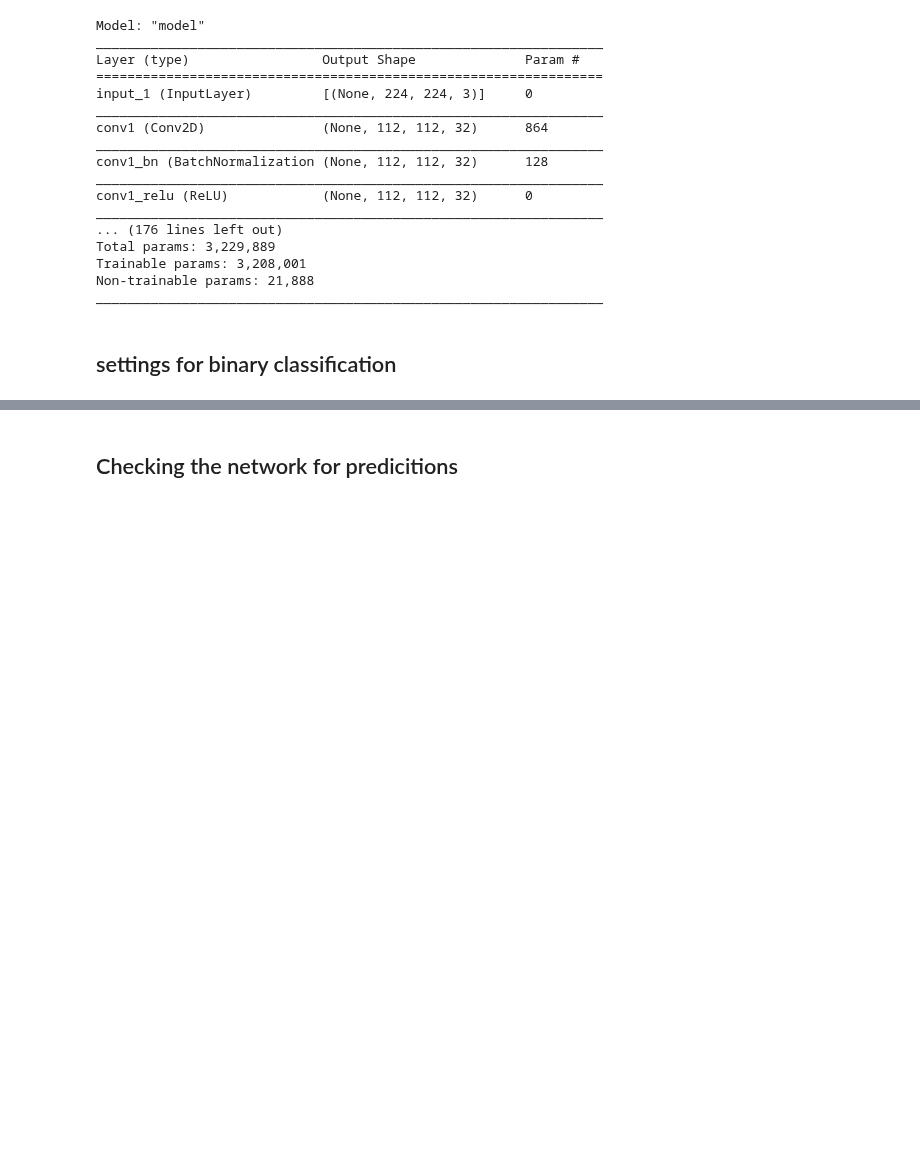
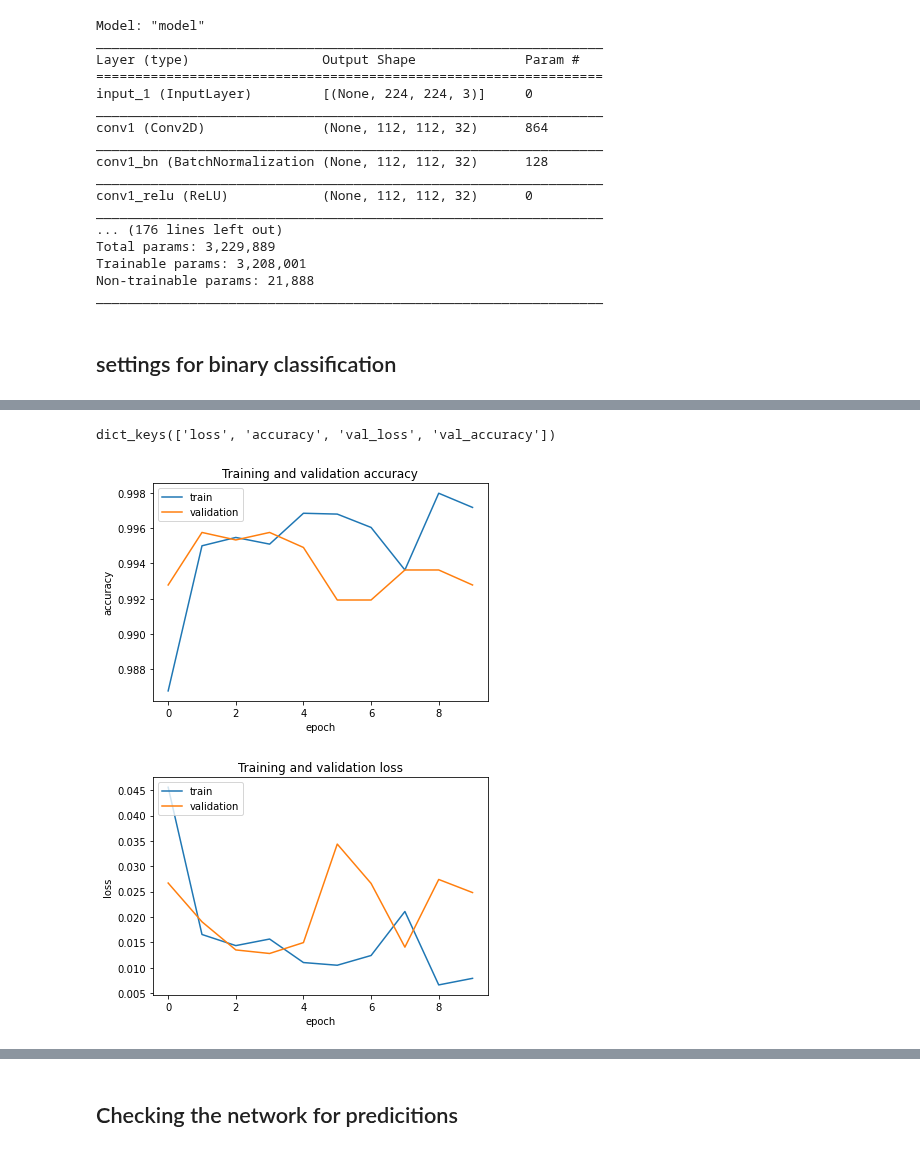
Before and after one commit to JunzheGan/Dissertation, a Jupyter notebook: Drowsiness/eye_model.ipynb, the cells around one changed output, grey strips where cells are left out. Saved outputs shown, nothing was run; the diff lists cells and outputs as text; code cells hidden in the pictures; blank space fills up the shorter version.

```diff
--- a/Drowsiness/eye_model.ipynb
+++ b/Drowsiness/eye_model.ipynb
@@ -166,5 +166,5 @@ _________________________________________________________________
 # %%
 new_model.compile(loss="binary_crossentropy", optimizer = "adam", metrics = ["accuracy"])
 # %%
-new_model.fit(X, Y, epochs = 1, validation_split = 0.1) ## training
+history = new_model.fit(X, Y, epochs = 10, validation_split = 0.1) ## training
 # %% [output]
@@ -173 +191,25 @@ new_model.fit(X, Y, epochs = 1, validation_split = 0.1) ## training
+# %%
+print(history.history.keys())
+# %% [output]
+dict_keys(['loss', 'accuracy', 'val_loss', 'val_accuracy'])
+# %%
+# summarize history for accuracy
+plt.plot(history.history['accuracy'])
+plt.plot(history.history['val_accuracy'])
+plt.title('Training and validation accuracy')
+plt.ylabel('accuracy')
+plt.xlabel('epoch')
+plt.legend(['train', 'validation'], loc='upper left')
+plt.show()
+# summarize history for loss
+plt.plot(history.history['loss'])
+plt.plot(history.history['val_loss'])
+plt.title('Training and validation loss')
+plt.ylabel('loss')
+plt.xlabel('epoch')
+plt.legend(['train', 'validation'], loc='upper left')
+plt.show()
+# %% [output]
+[figure, added]
+[figure, added]
 # %%
```
Also changed, not shown: parts of 8 cells of this notebook, 2 other files.
